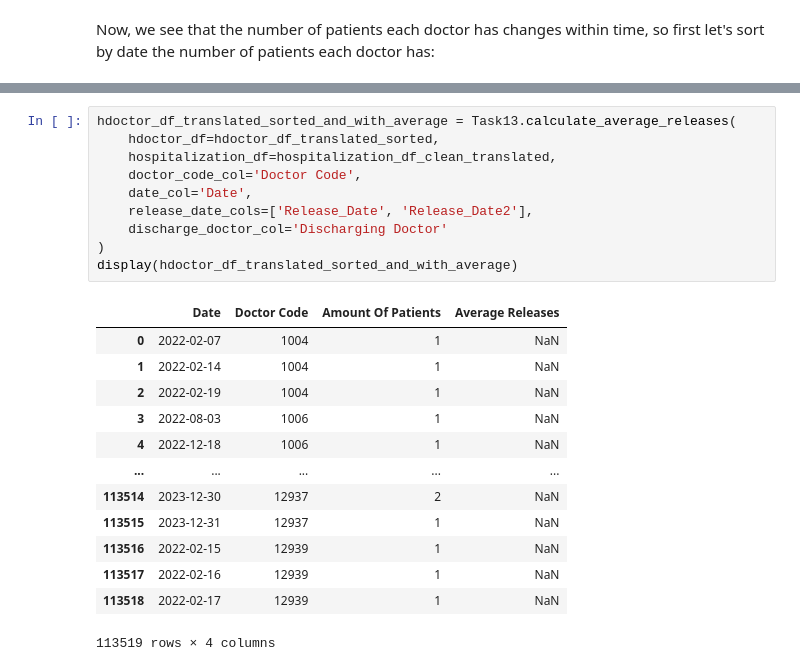
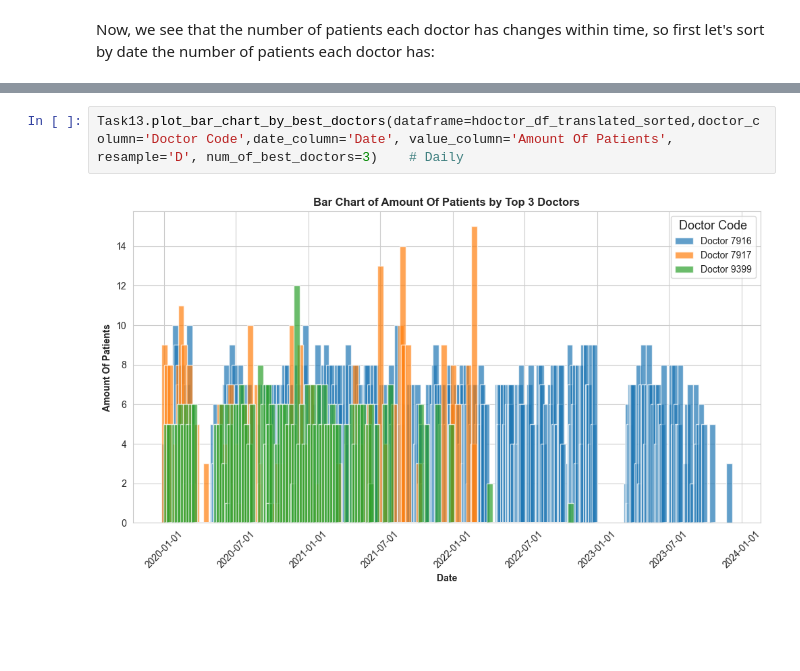
Before and after one commit to RyanWri/data-science2-lab-final-project, a Jupyter notebook: src/team_11/team11_results.ipynb, the cells around one changed output, grey strips where cells are left out. Drawn from its saved outputs; the diff is of its cells as text; blank space fills up the shorter version.

```diff
--- a/src/team_11/team11_results.ipynb
+++ b/src/team_11/team11_results.ipynb
@@ -207,24 +216,4 @@ Now, that the data is sorted, we will need to calculate the average releases per
-# %%
-hdoctor_df_translated_sorted_and_with_average = Task13.calculate_average_releases(
-    hdoctor_df=hdoctor_df_translated_sorted,
-    hospitalization_df=hospitalization_df_clean_translated,
-    doctor_code_col='Doctor Code',
-    date_col='Date',
-    release_date_cols=['Release_Date', 'Release_Date2'],
-    discharge_doctor_col='Discharging Doctor'
-)
-display(hdoctor_df_translated_sorted_and_with_average)
-# %% [output]
-|  | Date | Doctor Code | Amount Of Patients | Average Releases |
-| 0 | 2022-02-07 | 1004 | 1 | NaN |
-| 1 | 2022-02-14 | 1004 | 1 | NaN |
-| 2 | 2022-02-19 | 1004 | 1 | NaN |
-| 3 | 2022-08-03 | 1006 | 1 | NaN |
-| 4 | 2022-12-18 | 1006 | 1 | NaN |
-| ... | ... | ... | ... | ... |
-| 113514 | 2023-12-30 | 12937 | 2 | NaN |
-| 113515 | 2023-12-31 | 12937 | 1 | NaN |
-| 113516 | 2022-02-15 | 12939 | 1 | NaN |
-| 113517 | 2022-02-16 | 12939 | 1 | NaN |
-| 113518 | 2022-02-17 | 12939 | 1 | NaN |
-113519 rows × 4 columns
+# %%
+Task13.plot_bar_chart_by_best_doctors(dataframe=hdoctor_df_translated_sorted,doctor_column='Doctor Code',date_column='Date', value_column='Amount Of Patients', resample='D', num_of_best_doctors=3)    # Daily
+# %% [output]
+[figure, added]
```
Also changed, not shown: parts of 25 cells of this notebook, 7 other files.
